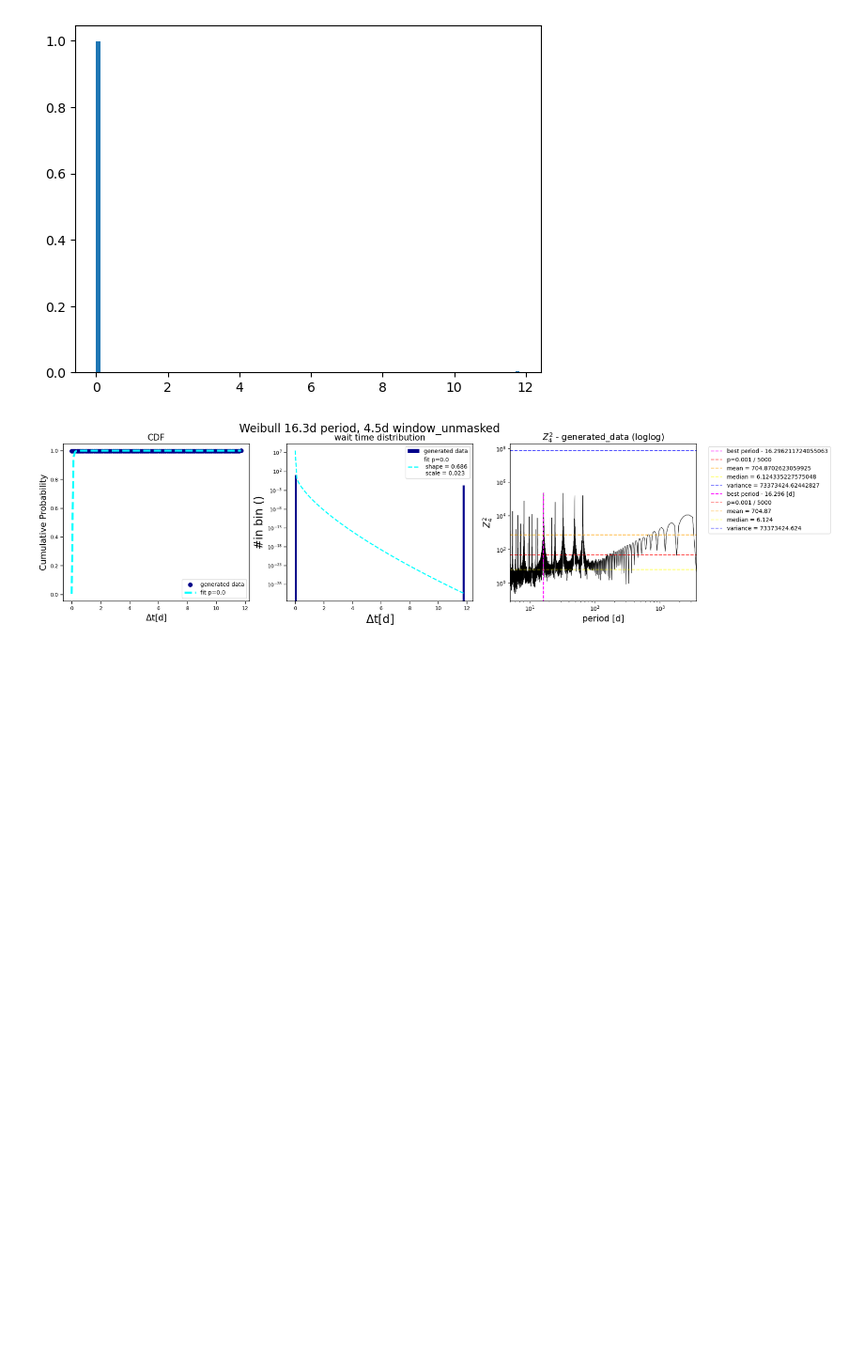
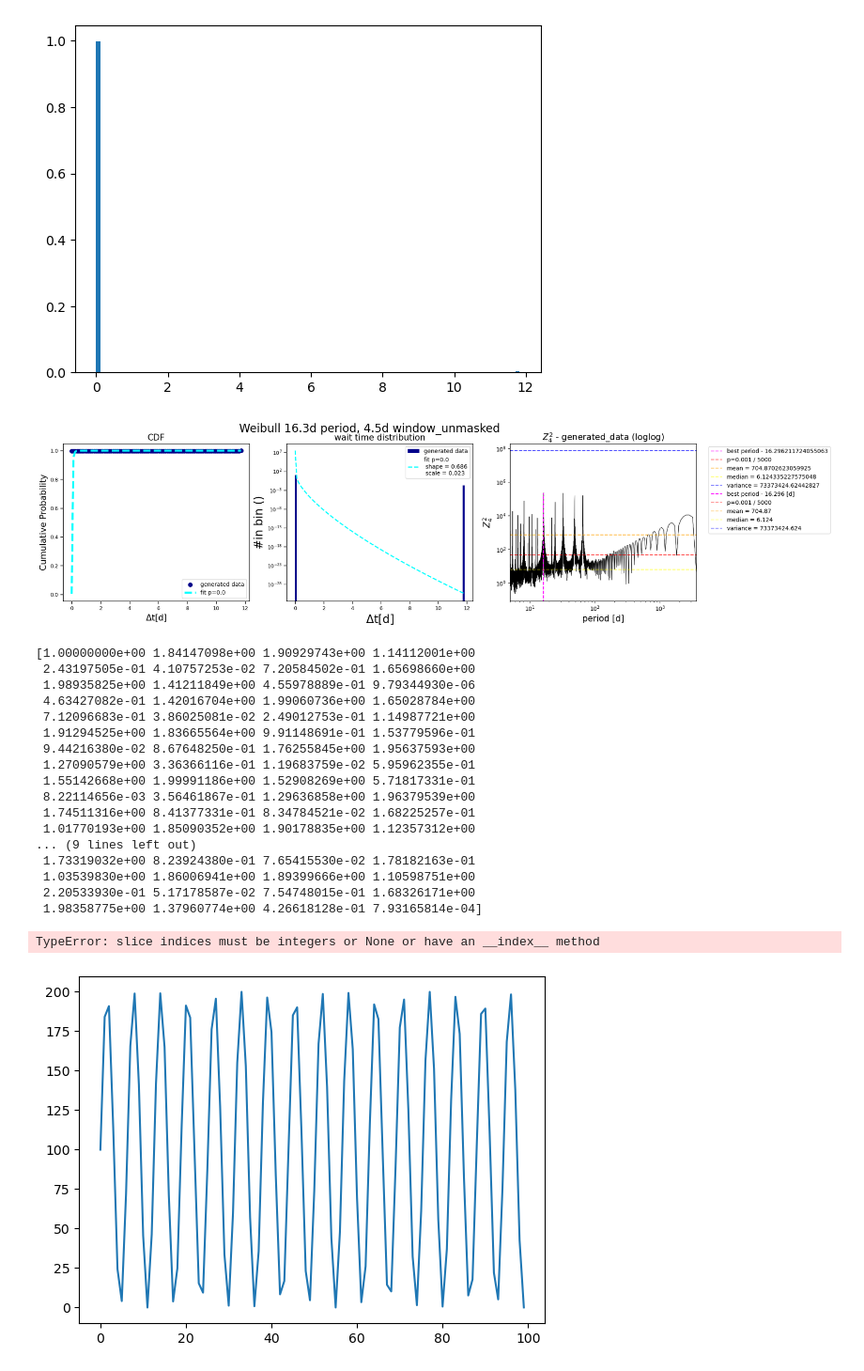
Before and after one commit to anacatincamare/mthesis, a Jupyter notebook: testing_continuous.ipynb, the cells around one changed output. Shown at 94% size. Cells and saved outputs as stored; diff of their text form; code cells hidden in the pictures; blank space fills up the shorter version.

Commit message:
diagnosting print

```diff
--- a/testing_continuous.ipynb
+++ b/testing_continuous.ipynb
@@ -164,3 +165,32 @@ distribution_testing(toas = toas, colors = ["darkblue", "cyan"], distribution =
 0.2
 [figure]
 [figure]
+# %%
+
+dates = np.arange(0, 100)
+rates = (np.sin(dates) + 1)
+print(rates)
+plt.plot(rates*100)
+
+toas= generate_repeater_from_dist(100, dist = "inhomogeneous_poisson", rates = rates)
+distribution_testing(toas = toas, colors = ["darkgreen", "green"], distribution = "Inhom poisson, sinudsoidal rate", saving = False, title = "weibull_gen_periodic_r3_unmasked")
+# %% [output]
+[1.00000000e+00 1.84147098e+00 1.90929743e+00 1.14112001e+00
+ 2.43197505e-01 4.10757253e-02 7.20584502e-01 1.65698660e+00
+ 1.98935825e+00 1.41211849e+00 4.55978889e-01 9.79344930e-06
+ 4.63427082e-01 1.42016704e+00 1.99060736e+00 1.65028784e+00
+ 7.12096683e-01 3.86025081e-02 2.49012753e-01 1.14987721e+00
+ 1.91294525e+00 1.83665564e+00 9.91148691e-01 1.53779596e-01
+ 9.44216380e-02 8.67648250e-01 1.76255845e+00 1.95637593e+00
+ 1.27090579e+00 3.36366116e-01 1.19683759e-02 5.95962355e-01
+ 1.55142668e+00 1.99991186e+00 1.52908269e+00 5.71817331e-01
+ 8.22114656e-03 3.56461867e-01 1.29636858e+00 1.96379539e+00
+ 1.74511316e+00 8.41377331e-01 8.34784521e-02 1.68225257e-01
+ 1.01770193e+00 1.85090352e+00 1.90178835e+00 1.12357312e+00
+... (9 lines left out)
+ 1.73319032e+00 8.23924380e-01 7.65415530e-02 1.78182163e-01
+ 1.03539830e+00 1.86006941e+00 1.89399666e+00 1.10598751e+00
+ 2.20533930e-01 5.17178587e-02 7.54748015e-01 1.68326171e+00
+ 1.98358775e+00 1.37960774e+00 4.26618128e-01 7.93165814e-04]
+TypeError: slice indices must be integers or None or have an __index__ method
+[figure, added]
```
Also changed, not shown: parts of 2 cells of this notebook, 1 other file.
